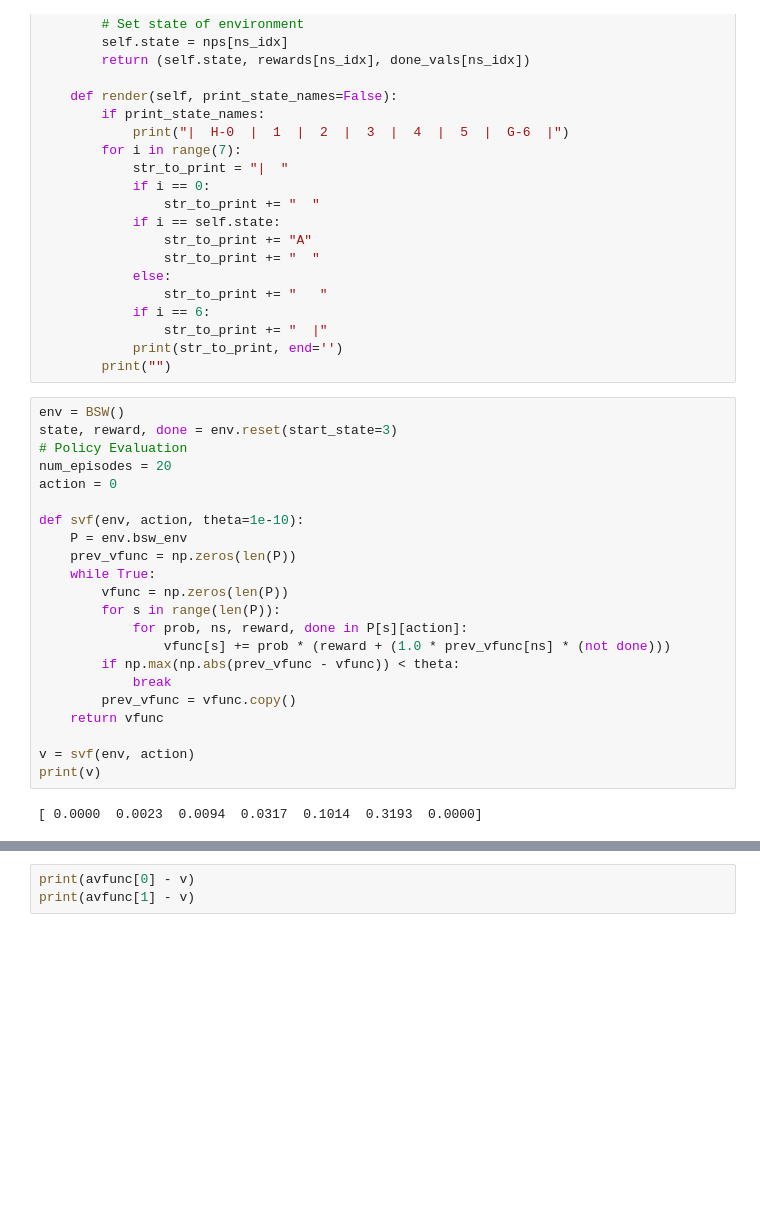
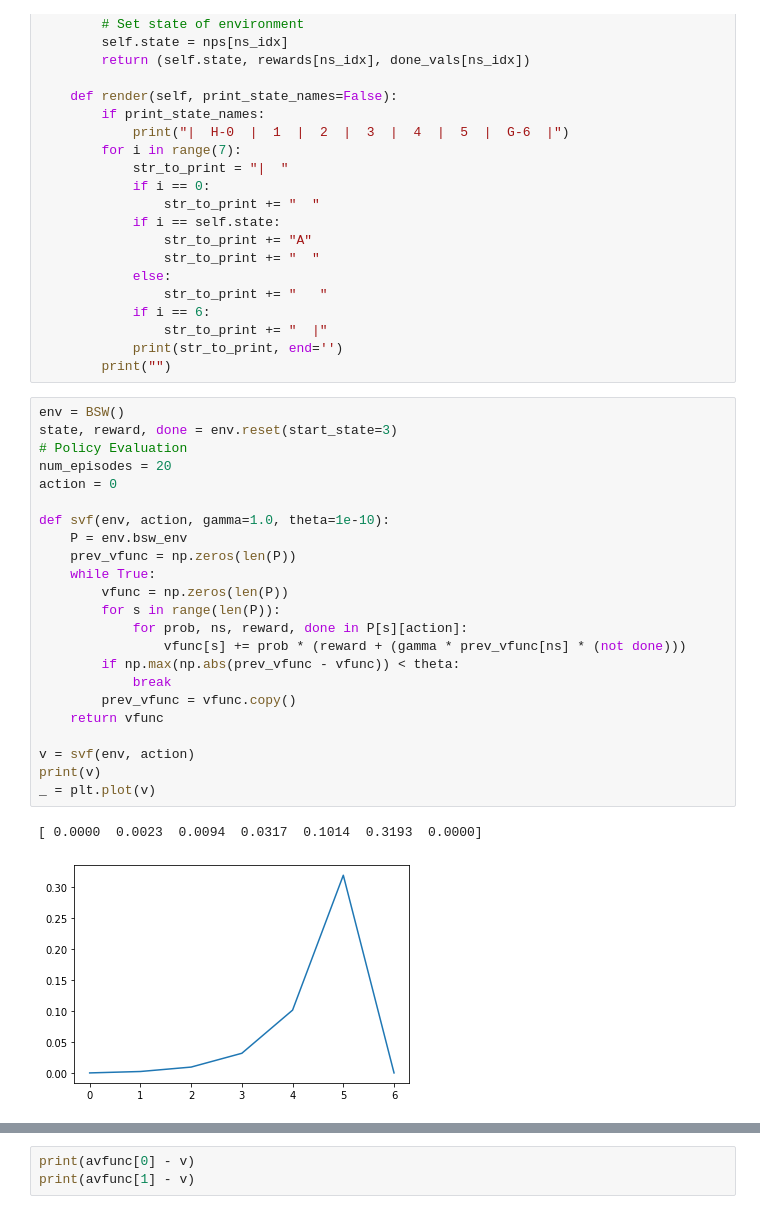
Before and after one commit to chinnikrishna/rl_work, a Jupyter notebook: policy_evaluation.ipynb, the cells around one changed output, grey strips where cells are left out. Saved outputs shown, nothing was run; the diff lists cells and outputs as text; blank space fills up the shorter version.

```diff
--- a/policy_evaluation.ipynb
+++ b/policy_evaluation.ipynb
@@ -142,28 +145,30 @@ class BSW:
                 str_to_print += "  |"
             print(str_to_print, end='')
         print("")
-# %%
-env = BSW()
-state, reward, done = env.reset(start_state=3)
-# Policy Evaluation
-num_episodes = 20
-action = 0
-
-def svf(env, action, theta=1e-10):
-    P = env.bsw_env
-    prev_vfunc = np.zeros(len(P))
-    while True:
-        vfunc = np.zeros(len(P))
-        for s in range(len(P)):
-            for prob, ns, reward, done in P[s][action]:
-                vfunc[s] += prob * (reward + (1.0 * prev_vfunc[ns] * (not done)))
-        if np.max(np.abs(prev_vfunc - vfunc)) < theta:
-            break
-        prev_vfunc = vfunc.copy()
-    return vfunc
-
-v = svf(env, action)
-print(v)
-# %% [output]
-[ 0.0000  0.0023  0.0094  0.0317  0.1014  0.3193  0.0000]
+# %%
+env = BSW()
+state, reward, done = env.reset(start_state=3)
+# Policy Evaluation
+num_episodes = 20
+action = 0
+
+def svf(env, action, gamma=1.0, theta=1e-10):
+    P = env.bsw_env
+    prev_vfunc = np.zeros(len(P))
+    while True:
+        vfunc = np.zeros(len(P))
+        for s in range(len(P)):
+            for prob, ns, reward, done in P[s][action]:
+                vfunc[s] += prob * (reward + (gamma * prev_vfunc[ns] * (not done)))
+        if np.max(np.abs(prev_vfunc - vfunc)) < theta:
+            break
+        prev_vfunc = vfunc.copy()
+    return vfunc
+
+v = svf(env, action)
+print(v)
+_ = plt.plot(v)
+# %% [output]
+[ 0.0000  0.0023  0.0094  0.0317  0.1014  0.3193  0.0000]
+[figure, added]
 # %%
```
Also changed, not shown: parts of 2 cells of this notebook, 2 other files.
